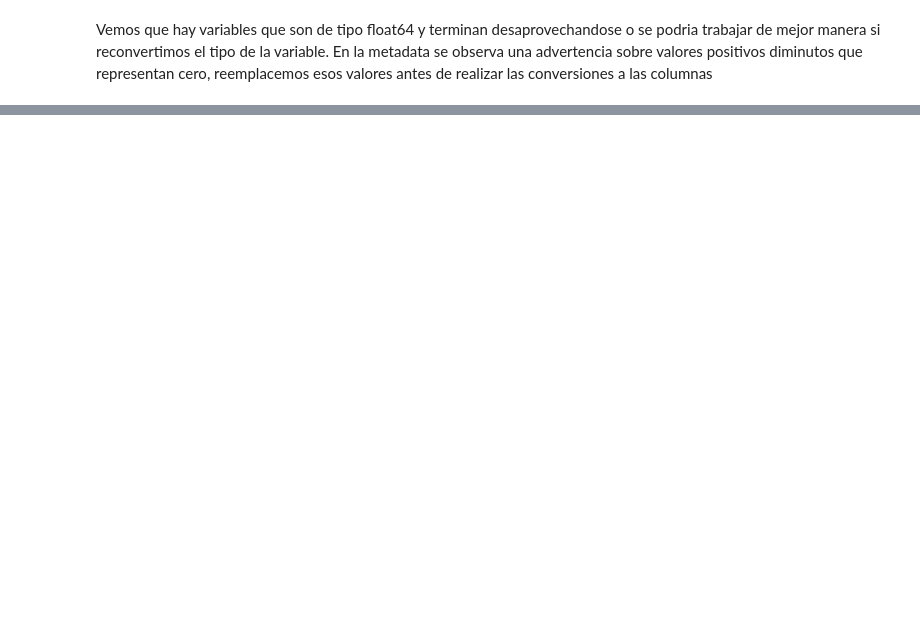
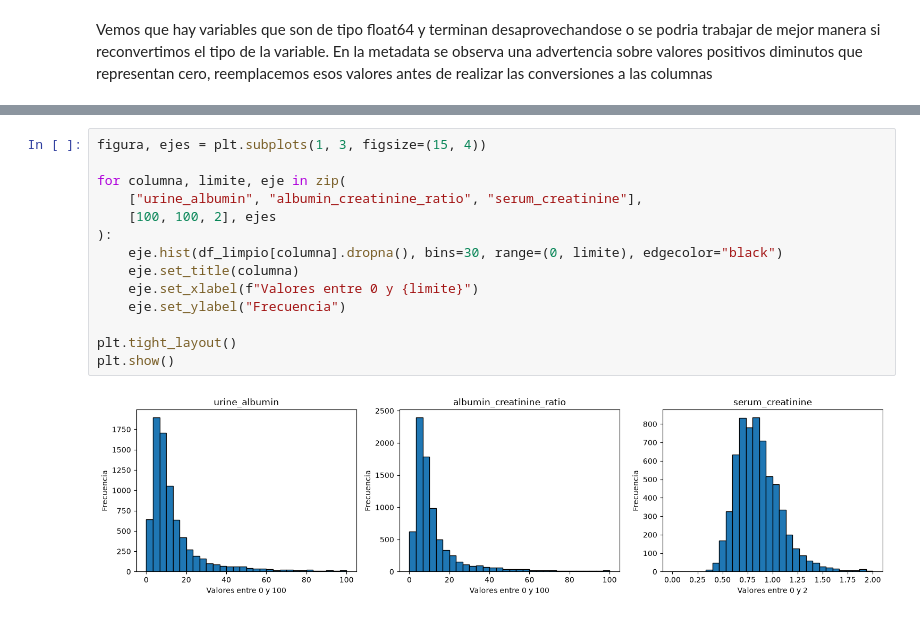
Before and after one commit to tomasgenco/TPE_C_DATOS, a Jupyter notebook: tpe_enfermedad_renal.ipynb, the cells around one changed output, grey strips where cells are left out. Drawn from its saved outputs; the diff is of its cells as text; blank space fills up the shorter version.

```diff
--- a/tpe_enfermedad_renal.ipynb
+++ b/tpe_enfermedad_renal.ipynb
@@ -140,0 +412,16 @@ df_limpio.head()
+# %%
+figura, ejes = plt.subplots(1, 3, figsize=(15, 4))
+
+for columna, limite, eje in zip(
+    ["urine_albumin", "albumin_creatinine_ratio", "serum_creatinine"],
+    [100, 100, 2], ejes
+):
+    eje.hist(df_limpio[columna].dropna(), bins=30, range=(0, limite), edgecolor="black")
+    eje.set_title(columna)
+    eje.set_xlabel(f"Valores entre 0 y {limite}")
+    eje.set_ylabel("Frecuencia")
+
+plt.tight_layout()
+plt.show()
+# %% [output]
+[figure, added]
```
Also changed, not shown: parts of 27 cells of this notebook.
